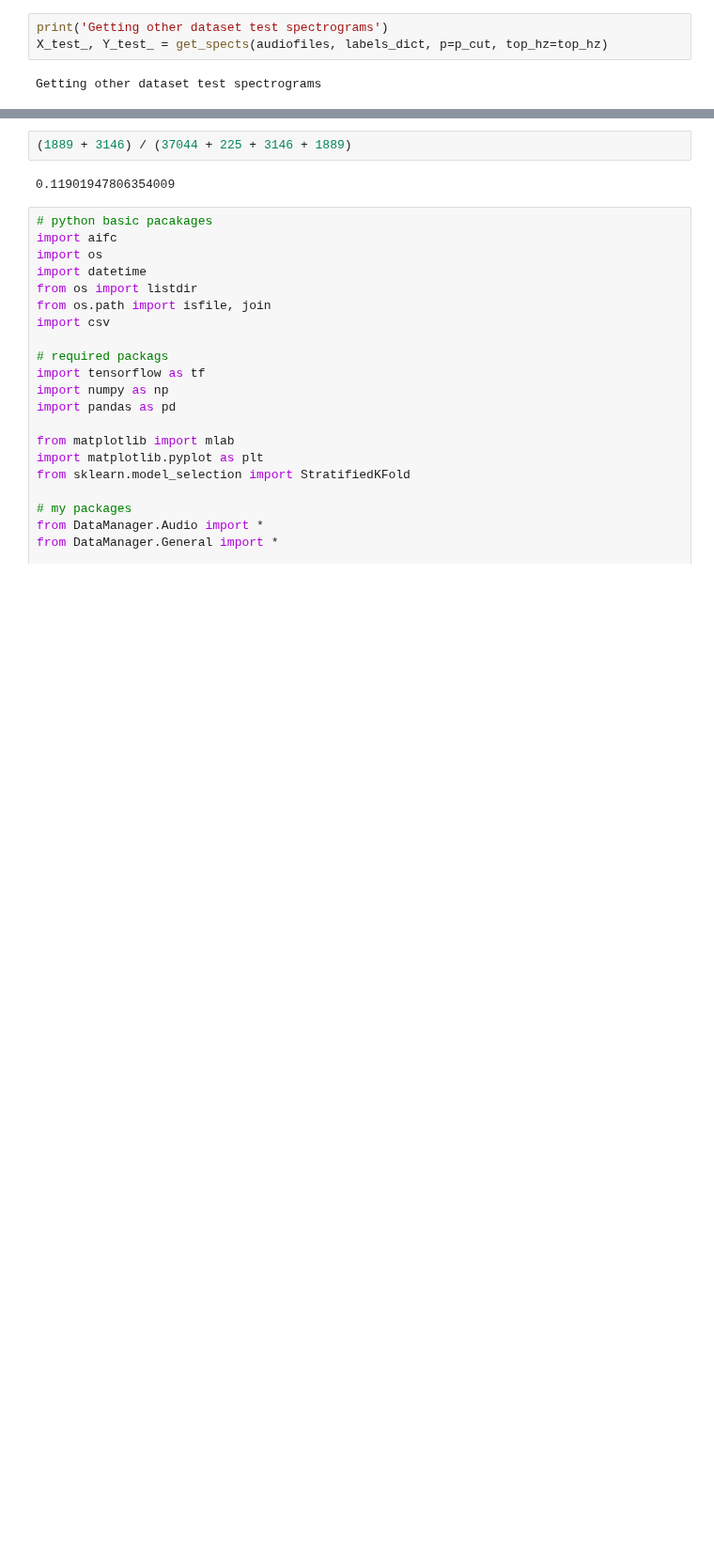
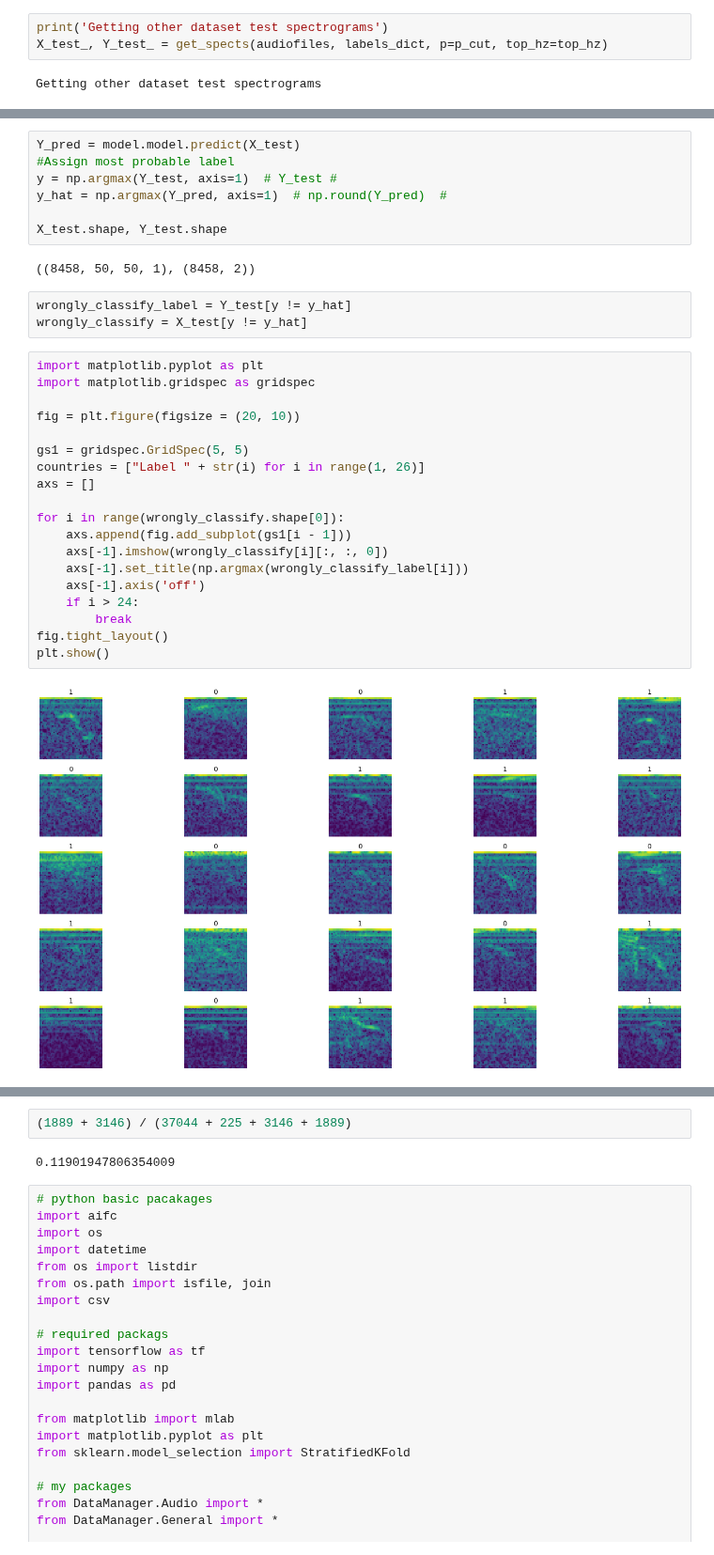
Before and after one commit to JorgeRodri/WhaleClassification, a Jupyter notebook: nn_read_audio_train_nn.ipynb, the cells around one changed output, grey strips where cells are left out. Shown at 94% size. Drawn from its saved outputs; the diff is of its cells as text; blank space fills up the shorter version.

```diff
--- a/nn_read_audio_train_nn.ipynb
+++ b/nn_read_audio_train_nn.ipynb
@@ -473,0 +472,33 @@ ROC AUC with probabilities 0.9315
+# %%
+Y_pred = model.model.predict(X_test)
+#Assign most probable label
+y = np.argmax(Y_test, axis=1)  # Y_test #
+y_hat = np.argmax(Y_pred, axis=1)  # np.round(Y_pred)  #
+
+X_test.shape, Y_test.shape
+# %% [output]
+((8458, 50, 50, 1), (8458, 2))
+# %%
+wrongly_classify_label = Y_test[y != y_hat]
+wrongly_classify = X_test[y != y_hat]
+# %%
+import matplotlib.pyplot as plt
+import matplotlib.gridspec as gridspec
+
+fig = plt.figure(figsize = (20, 10))
+
+gs1 = gridspec.GridSpec(5, 5)
+countries = ["Label " + str(i) for i in range(1, 26)]
+axs = []
+
+for i in range(wrongly_classify.shape[0]):
+    axs.append(fig.add_subplot(gs1[i - 1]))
+    axs[-1].imshow(wrongly_classify[i][:, :, 0])
+    axs[-1].set_title(np.argmax(wrongly_classify_label[i]))
+    axs[-1].axis('off')
+    if i > 24:
+        break
+fig.tight_layout()
+plt.show()
+# %% [output]
+[figure, added]
```
Also changed, not shown: parts of 10 cells of this notebook, 2 other files.
